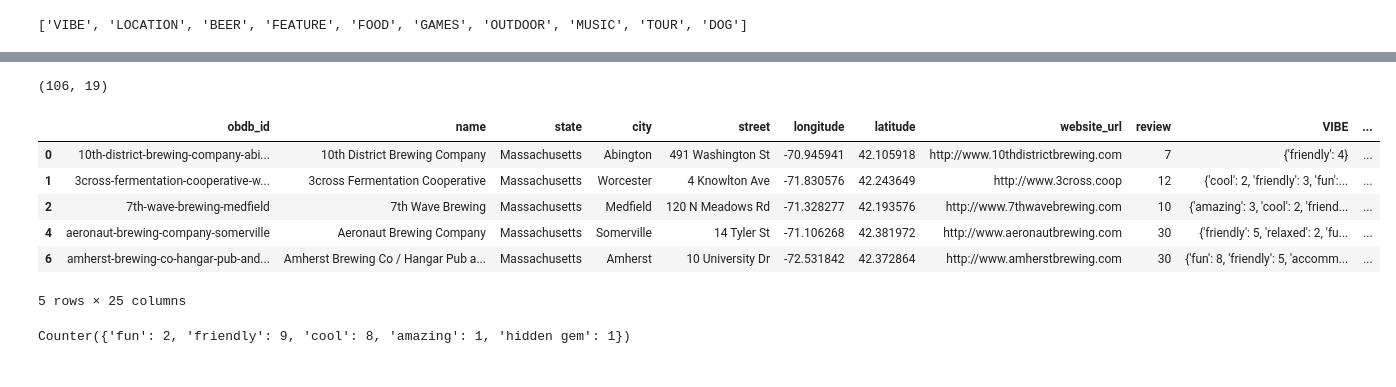
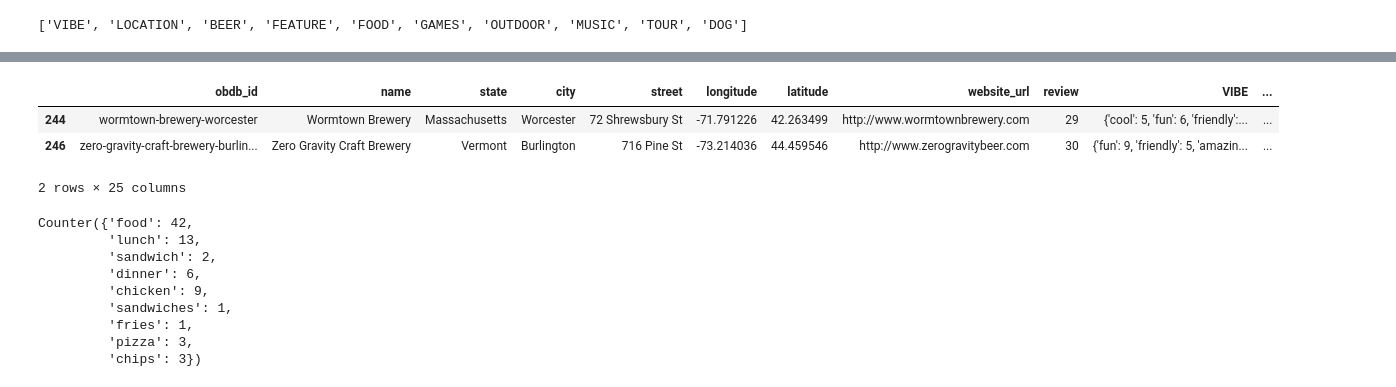
Before and after one commit to data-sandbox/nlp-brewer-finder, a Jupyter notebook: notebooks/04_Run_NLP_model.ipynb, the cells around one changed output, grey strips where cells are left out. Drawn from its saved outputs; the diff is of its cells as text; code cells hidden in the pictures.

```diff
--- a/notebooks/04_Run_NLP_model.ipynb
+++ b/notebooks/04_Run_NLP_model.ipynb
@@ -149,8 +138,0 @@ brewery_features.tail(5)
-# %%
-# Remove any entry with unknown address
-for index, row in brewery_features.iterrows():
-    if pd.isnull(row['street']):
-        print(f"Removing {row['name']} with missing address.")
-        brewery_features = brewery_features.drop(row.name)
-print(brewery_features.shape)
-brewery_features.head(5)
@@ -166,23 +138,0 @@ Removing Backlash Beer Co with missing address.
-# %%
-# Clean missing lat/lon data
-def geocode(address):
-    params = { 'format': 'json',
-               'addressdetails': 1,
-               'q': address}
-    headers = { 'user-agent'   : config['USER_AGENT'] }
-    return requests.get('http://nominatim.openstreetmap.org/search',
-                        params=params, headers=headers)
-
-count = 0
-for index, row in brewery_features.iterrows():
-    if pd.isnull(row['longitude']):
-        print(f"Searching address for {row['name']}...")
-        address = f"{row['street']}, {row['city']} {row['state']}"
-        response = geocode(f"{row['street']}, {row['city']} {row['state']}")
-        if response.json():
-            print(f'Lat lon found!')
-            count += 1
-            brewery_features.at[index, 'latitude'] = response.json()[0]['lat']
-            brewery_features.at[index, 'longitude'] = response.json()[0]['lon']
-        time.sleep(2)
-print(f'Added lat lon info for {count} entries.')
@@ -219,28 +139,28 @@ dtype: float64
-# %%
-# Drop remaining entries with unknown lat/lon
-brewery_features = brewery_features.dropna(subset=['latitude'])
-print(brewery_features.shape)
-# %% [output]
-(106, 19)
 # %%
 # Add columns for app filters
 filt_columns = ['outdoor_', 'food_', 'dog_', 'games_', 'music_', 'tour_']
 for col in filt_columns:
     # brewery_features[col] = np.zeros(brewery_features.shape[0], dtype=int)
     brewery_features[col] = ['No'] * brewery_features.shape[0]
-brewery_features.head()
+brewery_features.tail(2)
 # %% [output]
 |  | obdb_id | name | state | city | street | longitude | latitude | website_url | review | VIBE | ... |
-| 0 | 10th-district-brewing-company-abi... | 10th District Brewing Company | Massachusetts | Abington | 491 Washington St | -70.945941 | 42.105918 | http://www.10thdistrictbrewing.com | 7 | {'friendly': 4} | ... |
-| 1 | 3cross-fermentation-cooperative-w... | 3cross Fermentation Cooperative | Massachusetts | Worcester | 4 Knowlton Ave | -71.830576 | 42.243649 | http://www.3cross.coop | 12 | {'cool': 2, 'friendly': 3, 'fun':... | ... |
-| 2 | 7th-wave-brewing-medfield | 7th Wave Brewing | Massachusetts | Medfield | 120 N Meadows Rd | -71.328277 | 42.193576 | http://www.7thwavebrewing.com | 10 | {'amazing': 3, 'cool': 2, 'friend... | ... |
-| 4 | aeronaut-brewing-company-somerville | Aeronaut Brewing Company | Massachusetts | Somerville | 14 Tyler St | -71.106268 | 42.381972 | http://www.aeronautbrewing.com | 30 | {'friendly': 5, 'relaxed': 2, 'fu... | ... |
-| 6 | amherst-brewing-co-hangar-pub-and... | Amherst Brewing Co / Hangar Pub a... | Massachusetts | Amherst | 10 University Dr | -72.531842 | 42.372864 | http://www.amherstbrewing.com | 30 | {'fun': 8, 'friendly': 5, 'accomm... | ... |
+| 244 | wormtown-brewery-worcester | Wormtown Brewery | Massachusetts | Worcester | 72 Shrewsbury St | -71.791226 | 42.263499 | http://www.wormtownbrewery.com | 29 | {'cool': 5, 'fun': 6, 'friendly':... | ... |
+| 246 | zero-gravity-craft-brewery-burlin... | Zero Gravity Craft Brewery | Vermont | Burlington | 716 Pine St | -73.214036 | 44.459546 | http://www.zerogravitybeer.com | 30 | {'fun': 9, 'friendly': 5, 'amazin... | ... |
-5 rows × 25 columns
+2 rows × 25 columns
 # %%
 # Inspect individual brewery
 index = random.randint(0, brewery_features.shape[0])
-brewery_features.loc[index,'VIBE']
+index = 111
+brewery_features.loc[index,'FOOD']
 # %% [output]
-Counter({'fun': 2, 'friendly': 9, 'cool': 8, 'amazing': 1, 'hidden gem': 1})
+Counter({'food': 42,
+         'lunch': 13,
+         'sandwich': 2,
+         'dinner': 6,
+         'chicken': 9,
+         'sandwiches': 1,
+         'fries': 1,
+         'pizza': 3,
+         'chips': 3})
 # %%
```
Also changed, not shown: parts of 17 cells of this notebook, 1 other file.
